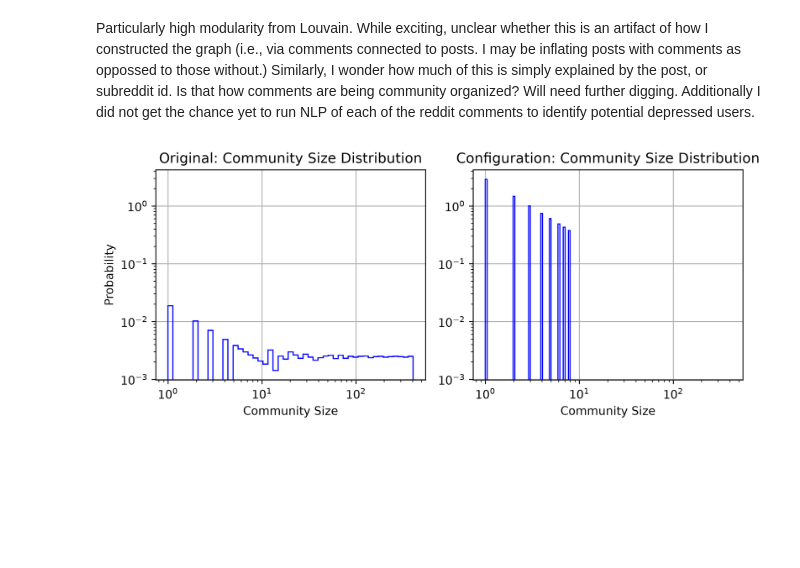
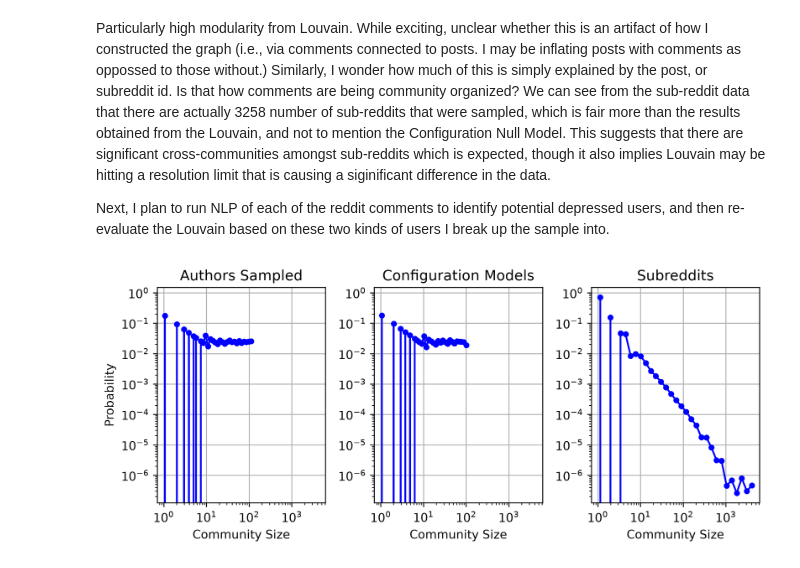
Before and after one commit to rhughes74/Assignments, a Jupyter notebook: FINAL PROJECT/graph_analysis.ipynb, the cells around one changed output. Drawn from its saved outputs; the diff is of its cells as text; code cells hidden in the pictures; blank space fills up the shorter version.

```diff
--- a/FINAL PROJECT/graph_analysis.ipynb
+++ b/FINAL PROJECT/graph_analysis.ipynb
@@ -49,0 +52,19 @@ Average Clustering (Null Model):  0.07848902074252011
+# %%
+#Creating a list of null models
+list_of_nulls = []
+for i in range(1,100):
+    null_entry = G.copy()
+    nx.double_edge_swap(null_entry, nswap=2*G_null.number_of_edges(),
+                    max_tries=4 * G_null.number_of_edges())
+    list_of_nulls.append(null_entry)
+# %%
+#Generating Stats based upon many Null Models
+N_nulls= []
+L_nulls=[]
+deg_nulls=[]
+cc_nulls=[]
+for null in list_of_nulls:
+    N_nulls.append(null.number_of_nodes())
+    L_nulls.append(null.number_of_edges())
+    deg_nulls.append(dict(null.degree()))
+    cc_nulls.append(list(dict(nx.clustering(null)).values()))
@@ -104,31 +154,57 @@ Partition Dictionary (Null Model):  {'t1_c299lhi': 0, 't1_c299mq2': 1, 't1_c299m
 # %% [markdown]
-Particularly high modularity from Louvain. While exciting, unclear whether this is an artifact of how I constructed the graph (i.e., via comments connected to posts. I may be inflating posts with comments as oppossed to those without.) Similarly, I wonder how much of this is simply explained by the post, or subreddit id. Is that how comments are being community organized? Will need further digging. Additionally I did not get the chance yet to run NLP of each of the reddit comments to identify potential depressed users.
+Particularly high modularity from Louvain. While exciting, unclear whether this is an artifact of how I constructed the graph (i.e., via comments connected to posts. I may be inflating posts with comments as oppossed to those without.) Similarly, I wonder how much of this is simply explained by the post, or subreddit id. Is that how comments are being community organized? We can see from the sub-reddit data that there are actually 3258 number of sub-reddits that were sampled, which is fair more than the results obtained from the Louvain, and not to mention the Configuration Null Model. This suggests that there are significant cross-communities amongst sub-reddits which is expected, though it also implies Louvain may be hitting a resolution limit that is causing a siginificant difference in the data.
+
+Next, I plan to run NLP of each of the reddit comments to identify potential depressed users, and then re-evaluate the Louvain based on these two kinds of users I break up the sample into.
 # %%
 from collections import Counter
+import itertools
 
 community_sizes = Counter(G_parts.values())
-null_community_sizes = Counter(G_parts_null.values())
+null_community_sizes = []
+for G_parts_null in partition_nulls:
+    null_community_sizes.append(list(Counter(dict(G_parts_null).values())))
 
-fig, ax = plt.subplots(1,2,figsize=(8,3.5),dpi=300,sharey=True,sharex=True)
+null_community_sizes= list(itertools.chain(*null_community_sizes)) #Unpack list of lists to single list
+fig, ax = plt.subplots(1,3,figsize=(8,3.5),dpi=300,sharey=True,sharex=True)
 
 # Plotting the community size distribution of the original dataset
-org_bins = np.geomspace(1,np.max(list(community_sizes)))#Defining the smallest community as an isolated node of 1
-ax[0].hist(list(community_sizes),bins=org_bins, density=True,color = 'b',histtype='step')
+num=int(2*N**(1/3))#Rubia, José Moral De La. “Rice University Rule to Determine the Number of Bins.” Open Journal of Statistics 14, no. 01 (2024): 119–49. https://doi.org/10.4236/ojs.2024.141006.
+org_bins = np.geomspace(1,np.max(list(community_sizes)),num=num)#Defining the smallest community as an isolated node of 1
+#ax[0].hist(list(community_sizes),bins=org_bins, density=True,color = 'b',histtype='step')
+counts_org, bin_edges_org = np.histogram(list(community_sizes), bins=org_bins, density=True)
+bin_centers_org = np.sqrt(bin_edges_org[:-1] * bin_edges_org[1:])
+ax[0].loglog(bin_centers_org, counts_org/counts_org.sum(), marker='o', ms=4,color = 'b')#Normalize for the number of models sampled
 ax[0].loglog()
-ax[0].set_title("Original: Community Size Distribution")
+ax[0].set_title("Authors Sampled")
 ax[0].set_xlabel("Community Size")
 ax[0].set_ylabel("Probability")
 ax[0].grid(True)
-# Plotting the community size distribution of the Chung Lu Null Model of the dataset
-null_bins = np.geomspace(1,np.max(list(null_community_sizes)))
-ax[1].hist(list(null_community_sizes),bins=null_bins,density=True,color = 'b',histtype='step')
+
+# Plotting the community size distribution of the Configuration Null Model of the dataset
+null_bins = np.geomspace(1,np.max((null_community_sizes)),num=num)
+#ax[1].hist(list(null_community_sizes),bins=null_bins,density=True,color = 'b',histtype='step')
+counts_null, bin_edges_null = np.histogram(list(null_community_sizes), bins=null_bins, density=True)
+bin_centers_null = np.sqrt(bin_edges_null[:-1] * bin_edges_null[1:])
+ax[1].loglog(bin_centers_null, counts_null/counts_null.sum(), marker='o', ms=4,color = 'b')
 ax[1].loglog()
-ax[1].set_title("Configuration: Community Size Distribution")
+ax[1].set_title("Configuration Models")
 ax[1].set_xlabel("Community Size")
 #ax[1].set_ylabel("Probability")
 ax[1].tick_params(labelleft=True)
 ax[1].grid(True)
 
+num=int(2*len(list(authors_per_sub.values()))**(1/3))
+# Plotting the community size distribution of the Subreddit Null Model of the dataset
+sub_bins = np.geomspace(1,np.max(list(authors_per_sub.values())),num=num)
+counts_sub, bin_edges_sub = np.histogram(list(authors_per_sub.values()), bins=sub_bins, density=True)
+bin_centers_sub = np.sqrt(bin_edges_sub[:-1] * bin_edges_sub[1:])
+ax[2].loglog(bin_centers_sub, counts_sub/counts_sub.sum(), marker='o', ms=4,color = 'b')
+ax[2].loglog()
+ax[2].set_title("Subreddits") #Calculating by summing the total of all sampled Authors who Commented in them at some point/post
+ax[2].set_xlabel("Community Size")
+ax[2].tick_params(labelleft=True)
+ax[2].grid(True)
+
 plt.tight_layout()
 # %% [output]
-[figure, old version]
+[figure, new version]
```
Also changed, not shown: parts of 25 cells of this notebook, 17 other files.
